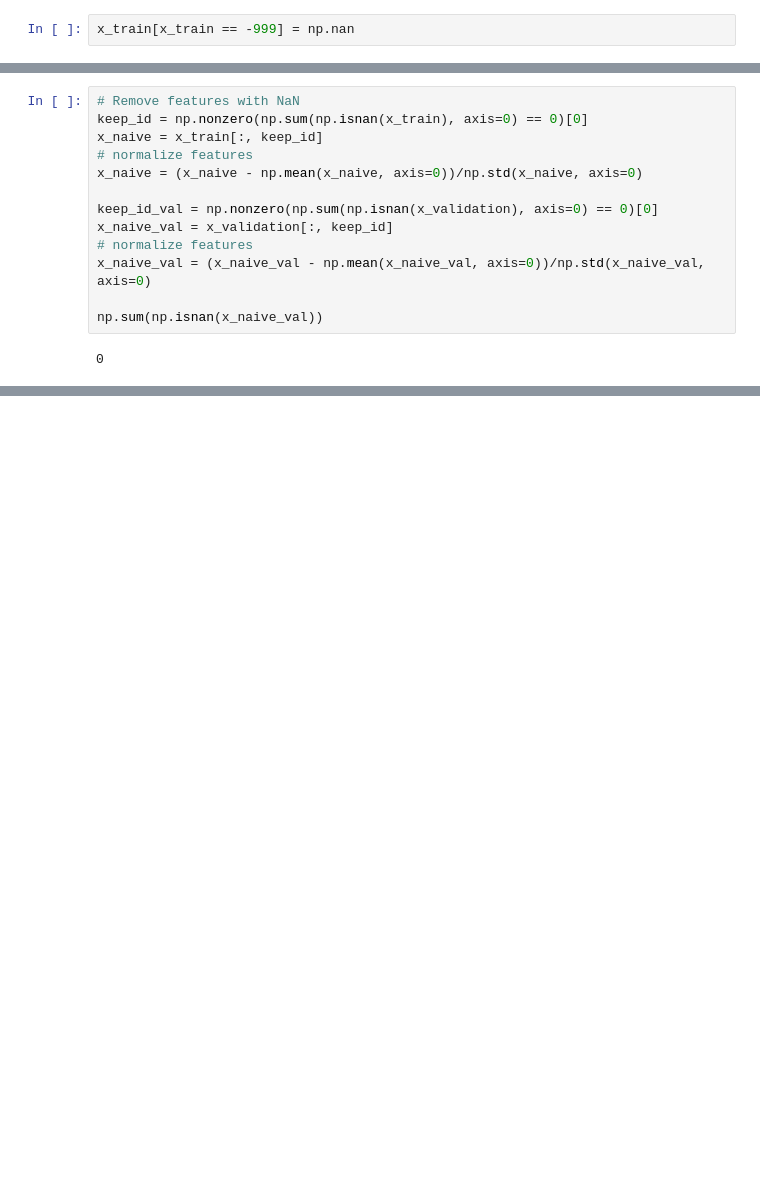
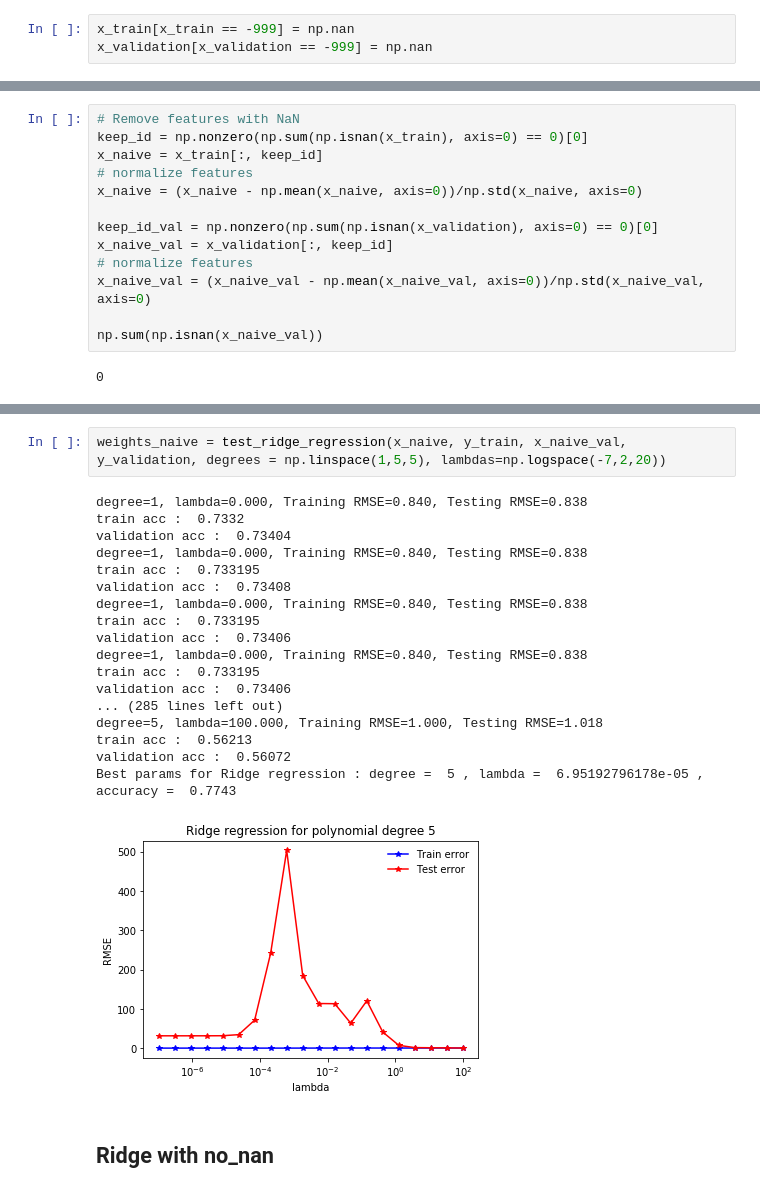
Before and after one commit to MLElec/ML_course, a Jupyter notebook: projects/project1/ridge_reg_notebook.ipynb, the cells around one changed output, grey strips where cells are left out. Saved outputs shown, nothing was run; the diff lists cells and outputs as text; blank space fills up the shorter version.

Commit message:
ridge with no_nan, 81.69% acc

```diff
--- a/projects/project1/ridge_reg_notebook.ipynb
+++ b/projects/project1/ridge_reg_notebook.ipynb
@@ -21,5 +24,6 @@ y_train, x_train,  y_validation, x_validation = lib.sep_valid_train_data(x,y,0.2
 # %%
 x_train[x_train == -999] = np.nan
+x_validation[x_validation == -999] = np.nan
 # %%
 for i, feature in enumerate(x_train.T):
     print('Feature {} - {} has range: [{:.4f}, {:.4f}]'.format(
@@ -149,0 +150,23 @@ Best params for Ridge regression : degree =  4 , lambda =  1e-07 , accuracy =  0
+# %%
+weights_naive = test_ridge_regression(x_naive, y_train, x_naive_val, y_validation, degrees = np.linspace(1,5,5), lambdas=np.logspace(-7,2,20))
+# %% [output]
+degree=1, lambda=0.000, Training RMSE=0.840, Testing RMSE=0.838
+train acc :  0.7332
+validation acc :  0.73404
+degree=1, lambda=0.000, Training RMSE=0.840, Testing RMSE=0.838
+train acc :  0.733195
+validation acc :  0.73408
+degree=1, lambda=0.000, Training RMSE=0.840, Testing RMSE=0.838
+train acc :  0.733195
+validation acc :  0.73406
+degree=1, lambda=0.000, Training RMSE=0.840, Testing RMSE=0.838
+train acc :  0.733195
+validation acc :  0.73406
+... (285 lines left out)
+degree=5, lambda=100.000, Training RMSE=1.000, Testing RMSE=1.018
+train acc :  0.56213
+validation acc :  0.56072
+Best params for Ridge regression : degree =  5 , lambda =  6.95192796178e-05 , accuracy =  0.7743
+[figure, added]
+# %% [markdown]
+## Ridge with no_nan
```
Also changed, not shown: parts of 10 cells of this notebook.
